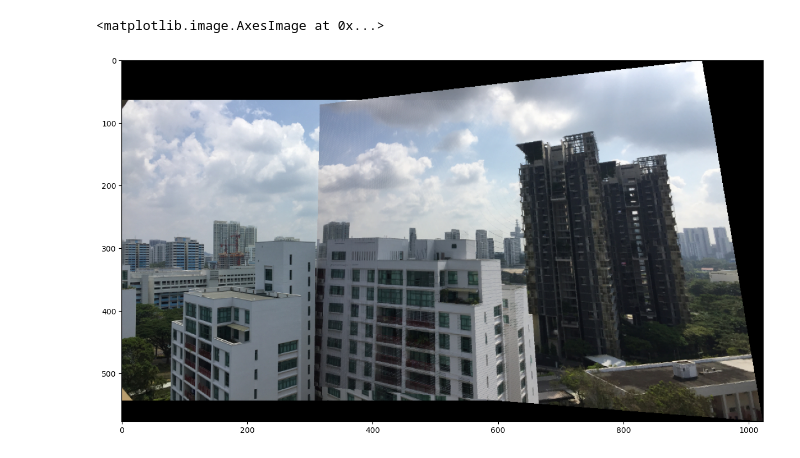
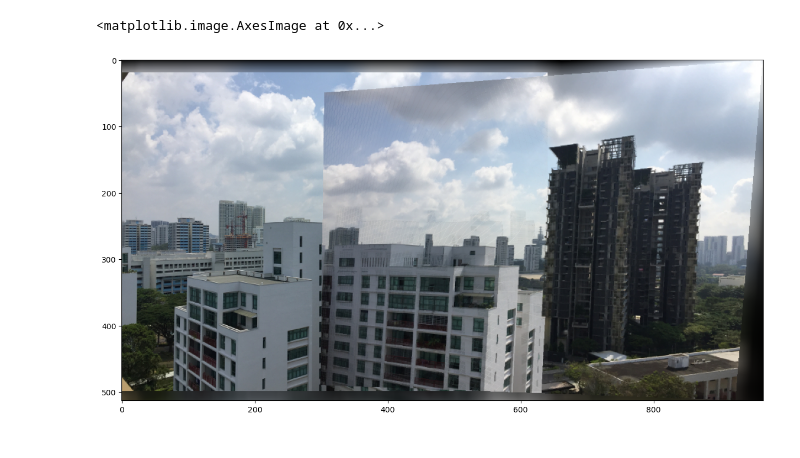
Before and after one commit to frankRenlf/ee5731_visualcomputing, a Jupyter notebook: ca1/part3.ipynb, the cells around one changed output. Drawn from its saved outputs; the diff is of its cells as text; code cells hidden in the pictures.

```diff
--- a/ca1/part3.ipynb
+++ b/ca1/part3.ipynb
@@ -157,7 +156,7 @@ def get_canvas(im1, im2, Hi):
     return canvas.astype(int), [x_minus, y_minus]
 # %%
 # im2 to im1
-Hi = linalg.inv(H)
+Hi = np.linalg.inv(H)
 
 # get canvas and axis compensation
 canvas, compensation = get_canvas(im1, im2, Hi)
@@ -172,6 +171,6 @@ plt.imshow(canvas)
 # %%
 # transfer m2 to m1
-def trans2im1(canvas, im2, Hi, compensation):
+def trans_im22im1(canvas, im2, Hi, compensation):
     # the wight of the im1 when overlay
     w = 0.6
 
@@ -201,21 +200,31 @@ def trans2im1(canvas, im2, Hi, compensation):
 
     return canvas.astype(int)
 # %%
-# the image is too dark
-def interplation(image, size):
+# Interpolation process to fill the blank
+def interpolation(image, size):
     [row, col, c] = image.shape
+    valid_pixels = image[~np.isnan(image)]  # catch the valid pixels
+    default_val = int(np.mean(valid_pixels)) if valid_pixels.size else 0  # cumpute the mean of valid pixels
 
     for j in range(0, row):
         for k in range(0, col):
-            # find black point
-            if np.all(canvas[j, k] == 0):
+            if np.all(np.isnan(image[j, k]) | (image[j, k] == 0)):  # check if NaN or 0
                 for n in range(0, c):
-                    canvas[j, k, n] = np.mean(canvas[j - size:j + size + 1, k - size:k + size + 1, n]).astype(int)
+                    r_start, r_end = max(j - size, 0), min(j + size + 1, row)
+                    c_start, c_end = max(k - size, 0), min(k + size + 1, col)
+
+                    sub_array = image[r_start:r_end, c_start:c_end, n]
+                    avg_val = np.nanmean(sub_array)  # use np.nanmean to ignore NaN values
+
+                    if np.isnan(avg_val):  # if NaN，use default value
+                        avg_val = default_val
+
+                    image[j, k, n] = int(avg_val)
 
     return image
 # %%
 # transfer im2 to im1 plane
-Tim = trans2im1(canvas, im2, Hi, compensation)
+Tim = trans_im22im1(canvas, im2, Hi, compensation)
 # show the stitched image
 plt.figure(figsize=(15, 15))
 plt.imshow(Tim)
@@ -225,8 +234,11 @@ plt.imshow(Tim)
 # %%
-Tim_in = interplation(Tim, 20)
+# Tim_in = interpolation1(Tim, 20)
+# plt.figure(figsize=(15, 15))
+# plt.imshow(Tim_in)
+Tim_in = interpolation(Tim, 20)
 plt.figure(figsize=(15, 15))
 plt.imshow(Tim_in)
 # %% [output]
 <matplotlib.image.AxesImage at 0x...>
-[figure, old version]
+[figure, new version]
 # %% [markdown]
```
Also changed, not shown: parts of 7 cells of this notebook, 1 other file.
